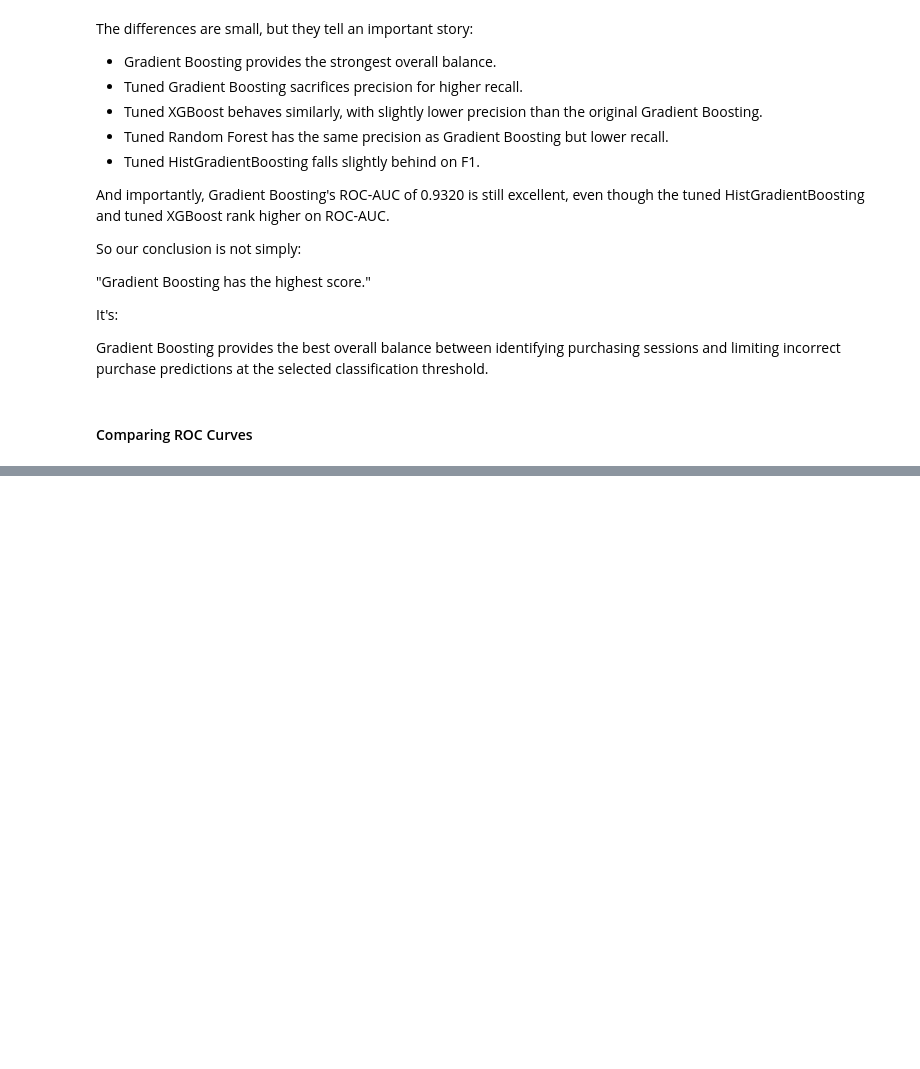
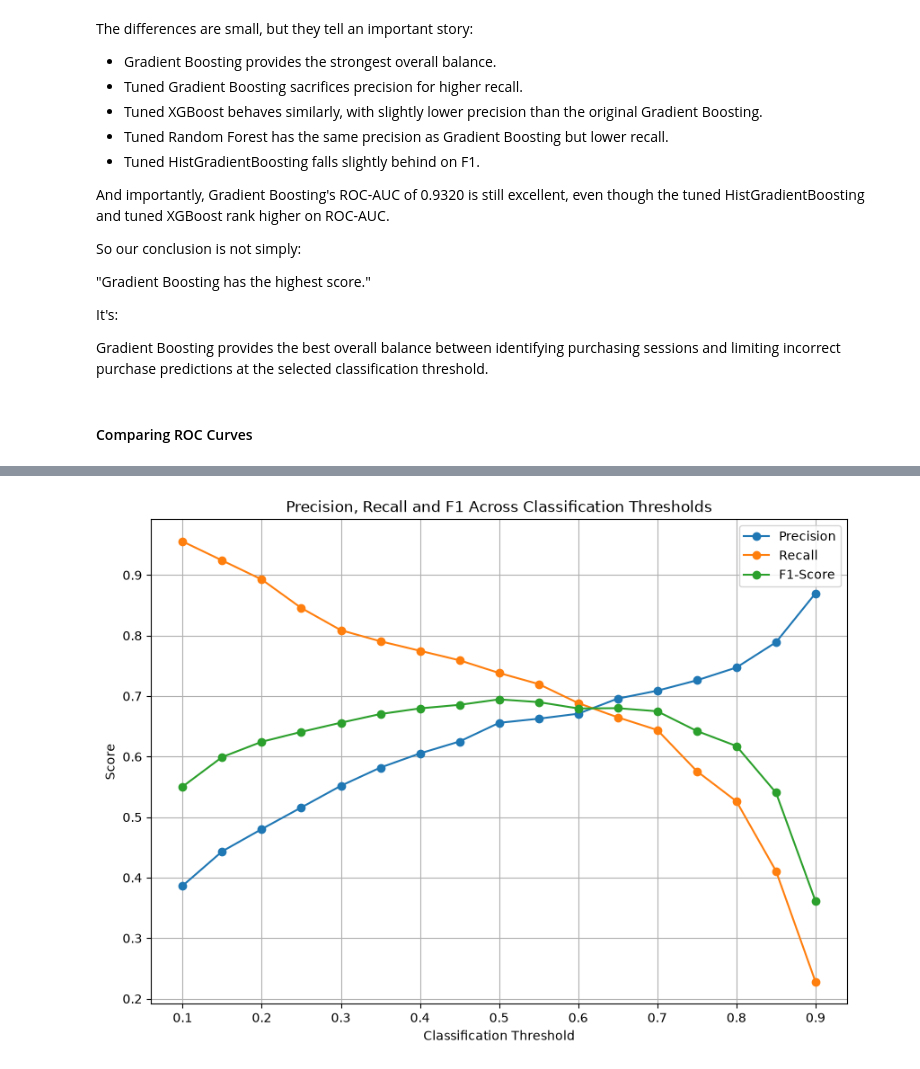
Before and after one commit to TejasMJ/ecommerce-conversion-dynamics, a Jupyter notebook: notebooks/06_model_evaluation.ipynb, the cells around one changed output, grey strips where cells are left out. Saved outputs shown, nothing was run; the diff lists cells and outputs as text; code cells hidden in the pictures; blank space fills up the shorter version.

```diff
--- a/notebooks/06_model_evaluation.ipynb
+++ b/notebooks/06_model_evaluation.ipynb
@@ -457,0 +612,32 @@ Gradient Boosting provides the best overall balance between identifying purchasi
+# %%
+plt.figure(figsize=(10, 7))
+
+plt.plot(
+    threshold_results['Threshold'],
+    threshold_results['Precision'],
+    marker='o',
+    label='Precision'
+)
+
+plt.plot(
+    threshold_results['Threshold'],
+    threshold_results['Recall'],
+    marker='o',
+    label='Recall'
+)
+
+plt.plot(
+    threshold_results['Threshold'],
+    threshold_results['F1-Score'],
+    marker='o',
+    label='F1-Score'
+)
+
+plt.xlabel('Classification Threshold')
+plt.ylabel('Score')
+plt.title('Precision, Recall and F1 Across Classification Thresholds')
+plt.legend()
+plt.grid(True)
+plt.show()
+# %% [output]
+[figure, added]
```
Also changed, not shown: parts of 24 cells of this notebook.
